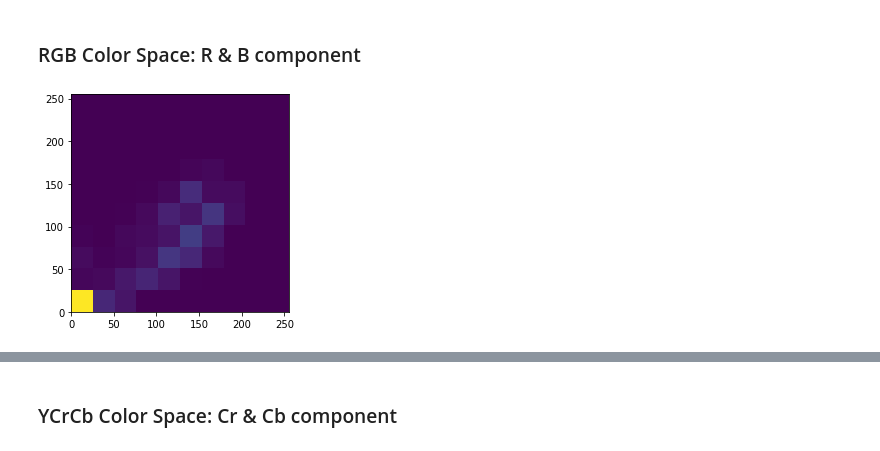
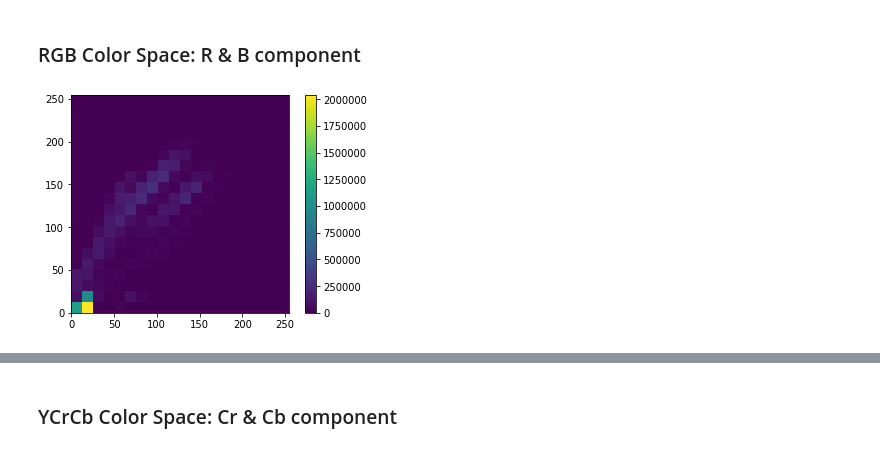
Before and after one commit to uridr/Finger-Detection, a Jupyter notebook: preprocessing/skin_color_histogram.ipynb, the cells around one changed output, grey strips where cells are left out. Cells and saved outputs as stored; diff of their text form; code cells hidden in the pictures.

Commit message:
Histogram & Classification Coherence

```diff
--- a/preprocessing/skin_color_characterization_yuye.ipynb
+++ b/preprocessing/skin_color_histogram.ipynb
@@ -40,8 +40,18 @@ def skinDetection(image, mask, value = 255):
     return img
+# %%
+def nonSkinDetection(image, mask, value = 255):
+    mask_non_skin = mask == 0
+    img = image.copy()
+    img[mask_non_skin]= value
+    return img
 # %%
 skin_images = {}
 for key in images.keys():
     skin_images[key] = skinDetection(images[key], masks[key])
+# %%
+non_skin_images = {}
+for key in images.keys():
+    non_skin_images[key] = nonSkinDetection(images[key], masks[key])
 # %%
 plt.title("Example Image")
 plt.imshow(cv2.cvtColor(images['3_P_hgr1_id05_3'], cv2.COLOR_BGR2RGB))
@@ -67,5 +86,5 @@ def modifyColorSpace(images, change):
 # %%
-def histogram2DCharacterization(images, channels, min_value, max_value, bins, plot=True):
+def histogram2DCharacterization(images, channels, min_value, max_value, bins, plot=True, save=""):
     interval=[[min_value,max_value],[min_value,max_value]]
     global_hist = np.eye(bins)*0
 
@@ -75,19 +94,21 @@ def histogram2DCharacterization(images, channels, min_value, max_value, bins, pl
         y = image_copy[:,:,channels[1]].flatten()
 
         hist, _, _ = np.histogram2d(x, y, bins=bins, range=interval)
-        global_hist += hist
+        global_hist += hist.T
 
     if plot:
         extent = [min_value,max_value,min_value,max_value]
         plt.clf()
         plt.imshow(global_hist, extent=extent, origin='lower')
-        plt.show()
+        plt.colorbar()
+        if len(save) > 0:plt.savefig(save)
+        else: plt.show()
 
 
     return global_hist
 # %% [markdown]
 ### RGB Color Space: R & B component
 # %%
-hist = histogram2DCharacterization(images, [0,2], 0, 255, 10)
+hist_image = histogram2DCharacterization(images, [0,2], 0, 254, 20)
 # %% [output]
-[figure, old version]
+[figure, new version]
```
Also changed, not shown: parts of 10 cells of this notebook, 1 other file.
